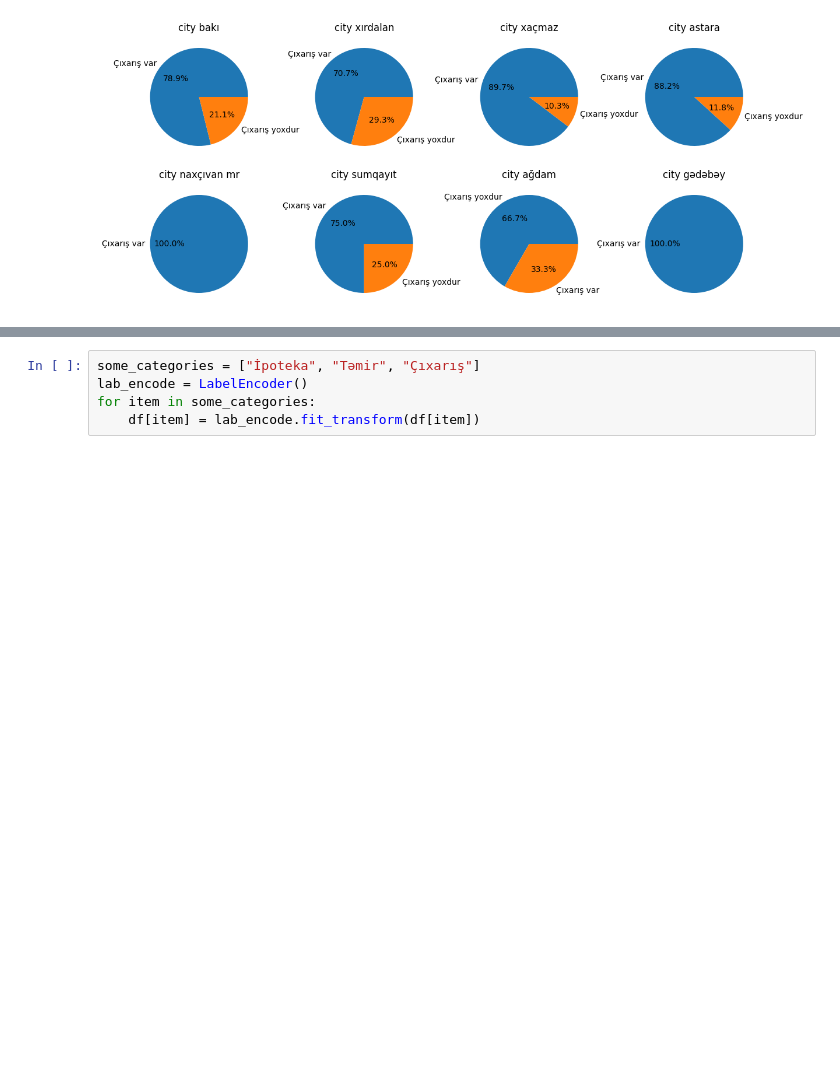
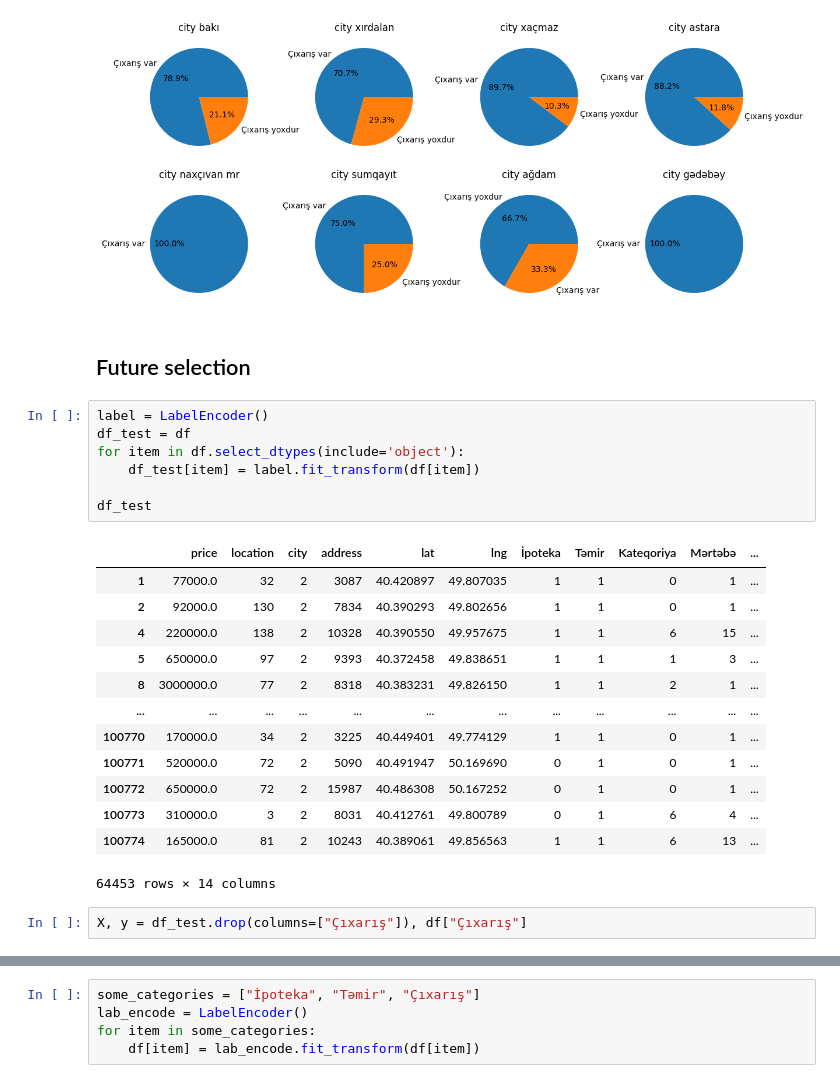
Before and after one commit to nzrv0/Machine-Learning, a Jupyter notebook: classification.ipynb, the cells around one changed output, grey strips where cells are left out. Saved outputs shown, nothing was run; the diff lists cells and outputs as text; blank space fills up the shorter version.

```diff
--- a/classification.ipynb
+++ b/classification.ipynb
@@ -187,3 +188,28 @@ for item in columns:
 [figure]
 [figure]
 [figure]
+# %% [markdown]
+## Future selection
+# %%
+label = LabelEncoder()
+df_test = df
+for item in df.select_dtypes(include='object'):
+    df_test[item] = label.fit_transform(df[item])
+
+df_test
+# %% [output]
+|  | price | location | city | address | lat | lng | İpoteka | Təmir | Kateqoriya | Mərtəbə | ... |
+| 1 | 77000.0 | 32 | 2 | 3087 | 40.420897 | 49.807035 | 1 | 1 | 0 | 1 | ... |
+| 2 | 92000.0 | 130 | 2 | 7834 | 40.390293 | 49.802656 | 1 | 1 | 0 | 1 | ... |
+| 4 | 220000.0 | 138 | 2 | 10328 | 40.390550 | 49.957675 | 1 | 1 | 6 | 15 | ... |
+| 5 | 650000.0 | 97 | 2 | 9393 | 40.372458 | 49.838651 | 1 | 1 | 1 | 3 | ... |
+| 8 | 3000000.0 | 77 | 2 | 8318 | 40.383231 | 49.826150 | 1 | 1 | 2 | 1 | ... |
+| ... | ... | ... | ... | ... | ... | ... | ... | ... | ... | ... | ... |
+| 100770 | 170000.0 | 34 | 2 | 3225 | 40.449401 | 49.774129 | 1 | 1 | 0 | 1 | ... |
+| 100771 | 520000.0 | 72 | 2 | 5090 | 40.491947 | 50.169690 | 0 | 1 | 0 | 1 | ... |
+| 100772 | 650000.0 | 72 | 2 | 15987 | 40.486308 | 50.167252 | 0 | 1 | 0 | 1 | ... |
+| 100773 | 310000.0 | 3 | 2 | 8031 | 40.412761 | 49.800789 | 0 | 1 | 6 | 4 | ... |
+| 100774 | 165000.0 | 81 | 2 | 10243 | 40.389061 | 49.856563 | 1 | 1 | 6 | 13 | ... |
+64453 rows × 14 columns
+# %%
+X, y = df_test.drop(columns=["Çıxarış"]), df["Çıxarış"]
```
Also changed, not shown: parts of 22 cells of this notebook, 2 other files.
